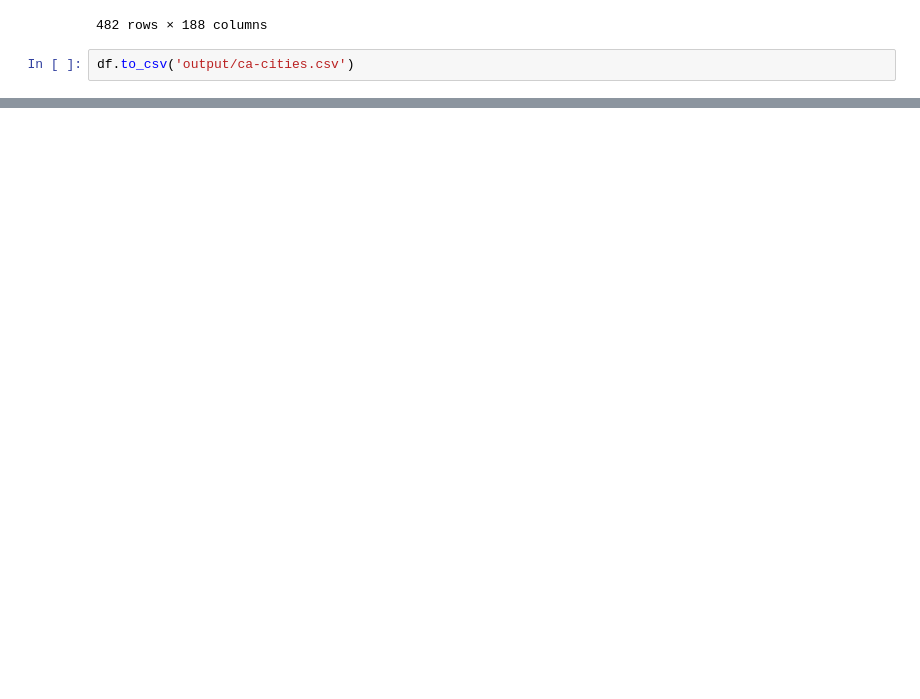
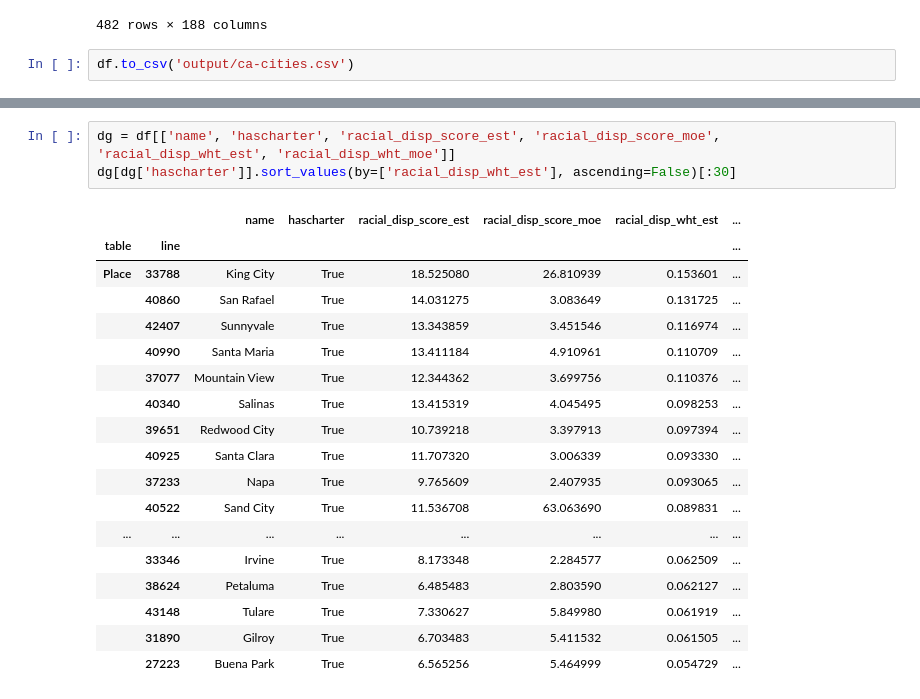
Before and after one commit to ic-institute/democracy-deserts, a Jupyter notebook: notebooks/build-ca-city-data.ipynb, the cells around one changed output, grey strips where cells are left out. Drawn from its saved outputs; the diff is of its cells as text; blank space fills up the shorter version.

```diff
--- a/notebooks/build-ca-city-data.ipynb
+++ b/notebooks/build-ca-city-data.ipynb
@@ -93,0 +94,22 @@ dg[dg['hascharter']].sort_values(by=['underrep_asn_est'], ascending=False)[:30]
+# %%
+dg = df[['name', 'hascharter', 'racial_disp_score_est', 'racial_disp_score_moe', 'racial_disp_wht_est', 'racial_disp_wht_moe']]
+dg[dg['hascharter']].sort_values(by=['racial_disp_wht_est'], ascending=False)[:30]
+# %% [output]
+|  |  | name | hascharter | racial_disp_score_est | racial_disp_score_moe | racial_disp_wht_est | ... |
+| table | line |  |  |  |  |  | ... |
+| Place | 33788 | King City | True | 18.525080 | 26.810939 | 0.153601 | ... |
+|  | 40860 | San Rafael | True | 14.031275 | 3.083649 | 0.131725 | ... |
+|  | 42407 | Sunnyvale | True | 13.343859 | 3.451546 | 0.116974 | ... |
+|  | 40990 | Santa Maria | True | 13.411184 | 4.910961 | 0.110709 | ... |
+|  | 37077 | Mountain View | True | 12.344362 | 3.699756 | 0.110376 | ... |
+|  | 40340 | Salinas | True | 13.415319 | 4.045495 | 0.098253 | ... |
+|  | 39651 | Redwood City | True | 10.739218 | 3.397913 | 0.097394 | ... |
+|  | 40925 | Santa Clara | True | 11.707320 | 3.006339 | 0.093330 | ... |
+|  | 37233 | Napa | True | 9.765609 | 2.407935 | 0.093065 | ... |
+|  | 40522 | Sand City | True | 11.536708 | 63.063690 | 0.089831 | ... |
+| ... | ... | ... | ... | ... | ... | ... | ... |
+|  | 33346 | Irvine | True | 8.173348 | 2.284577 | 0.062509 | ... |
+|  | 38624 | Petaluma | True | 6.485483 | 2.803590 | 0.062127 | ... |
+|  | 43148 | Tulare | True | 7.330627 | 5.849980 | 0.061919 | ... |
+|  | 31890 | Gilroy | True | 6.703483 | 5.411532 | 0.061505 | ... |
+|  | 27223 | Buena Park | True | 6.565256 | 5.464999 | 0.054729 | ... |
```
Also changed, not shown: parts of 4 cells of this notebook, 4 other files.
